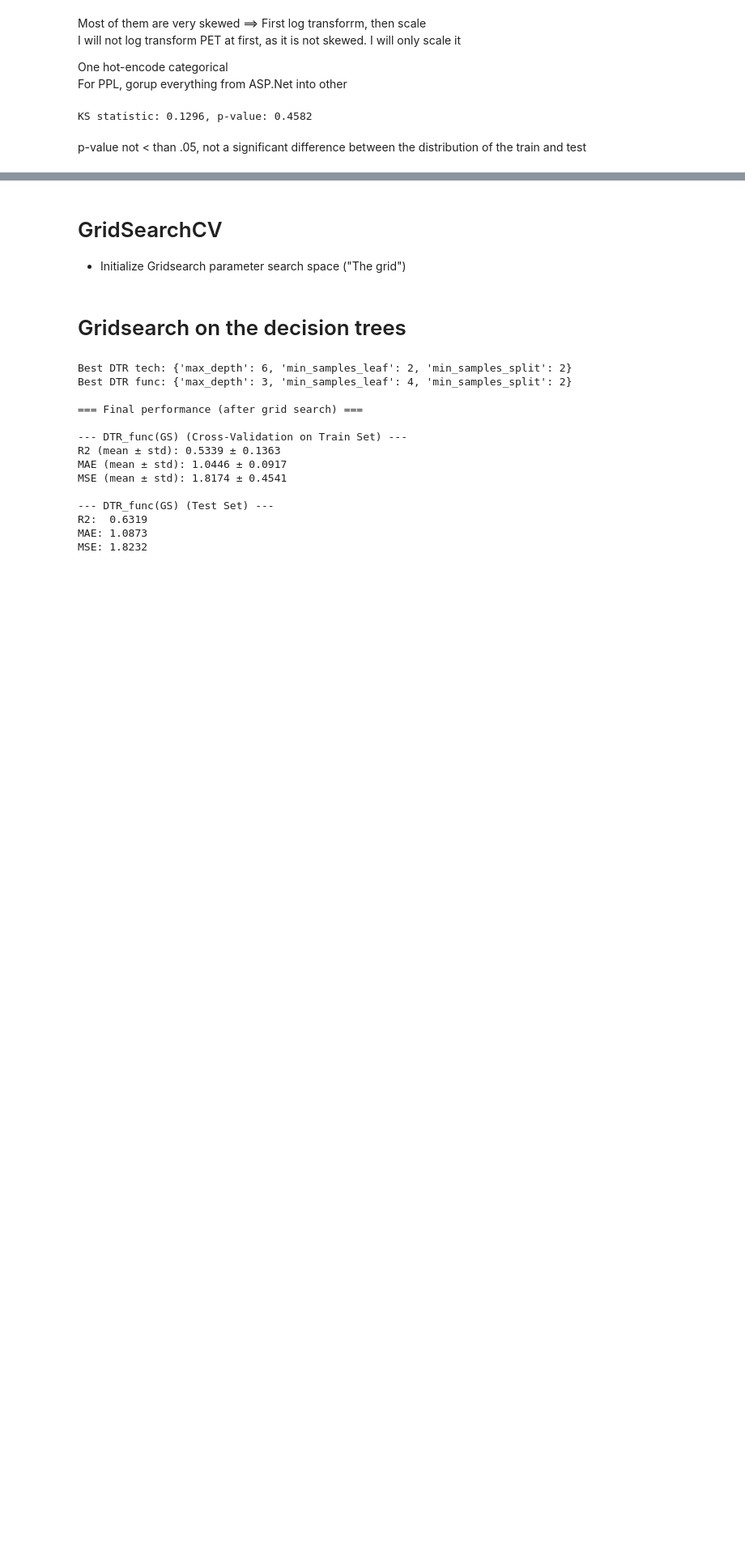
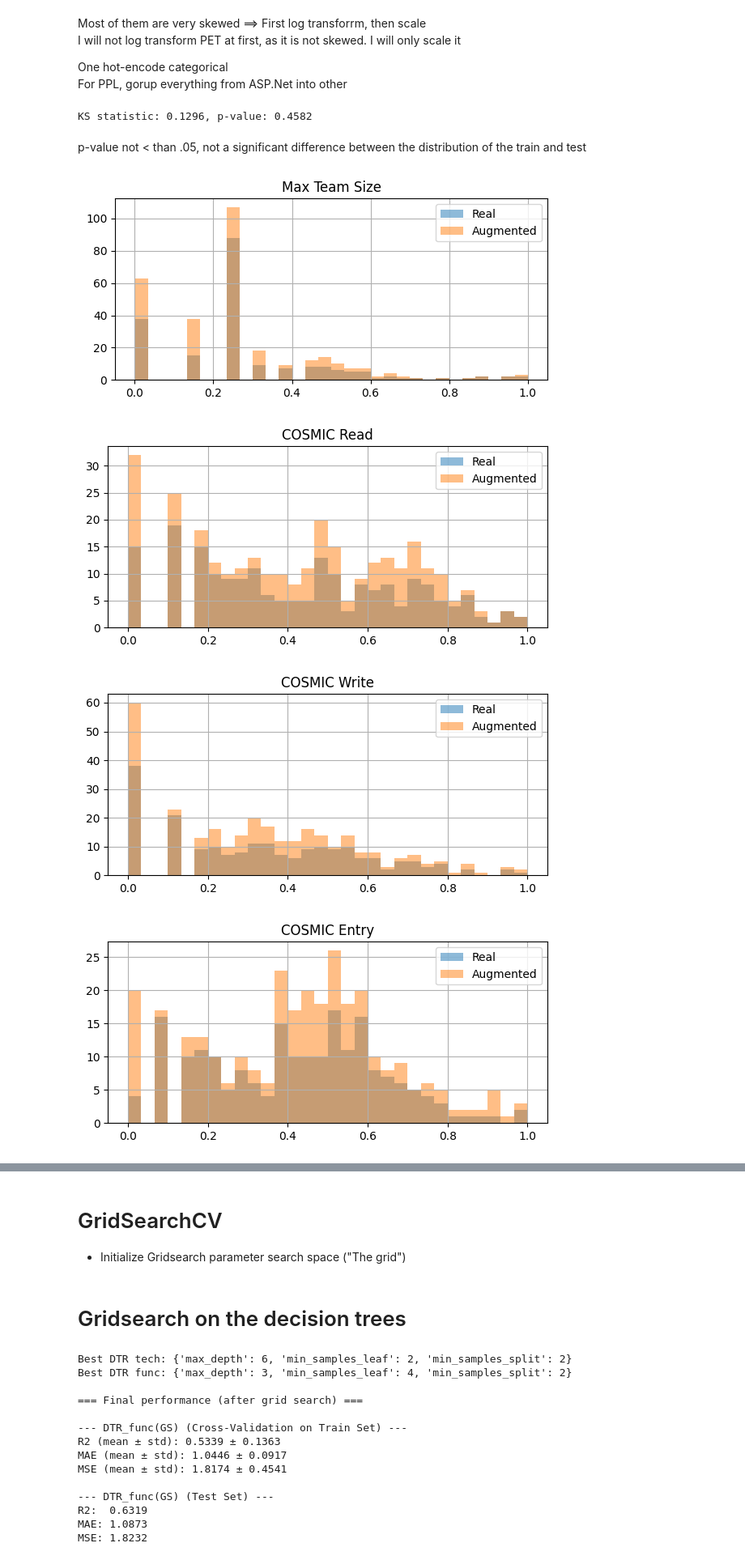
Before and after one commit to J4nvg/ResearchWorkshop, a Jupyter notebook: after_reading.ipynb, the cells around one changed output, grey strips where cells are left out. Shown at 81% size. Cells and saved outputs as stored; diff of their text form; code cells hidden in the pictures; blank space fills up the shorter version.

```diff
--- a/after_reading.ipynb
+++ b/after_reading.ipynb
@@ -137,0 +212,21 @@ X_tech_test = X_test.drop(columns=["COSMIC Read", "COSMIC Write", "COSMIC Entry"
+# %%
+import matplotlib.pyplot as plt
+
+for col in X_train.columns:
+    if X_train[col].dtype in ['float64', 'int64']:
+        plt.figure(figsize=(6, 3))
+        X_train[col].hist(alpha=0.5, bins=30, label='Real')
+        X_train_aug[col].hist(alpha=0.5, bins=30, label='Augmented')
+        plt.title(col)
+        plt.legend()
+        plt.tight_layout()
+        plt.show()
+
+for col in skewed + ["Project Elapsed Time"]:
+    stat, p = ks_2samp(X_train[col], X_train_aug[col])
+    print(f"{col}: KS-stat={stat:.3f}, p={p:.3f}")
+# %% [output]
+[figure, added]
+[figure, added]
+[figure, added]
+[figure, added]
```
Also changed, not shown: parts of 9 cells of this notebook.
